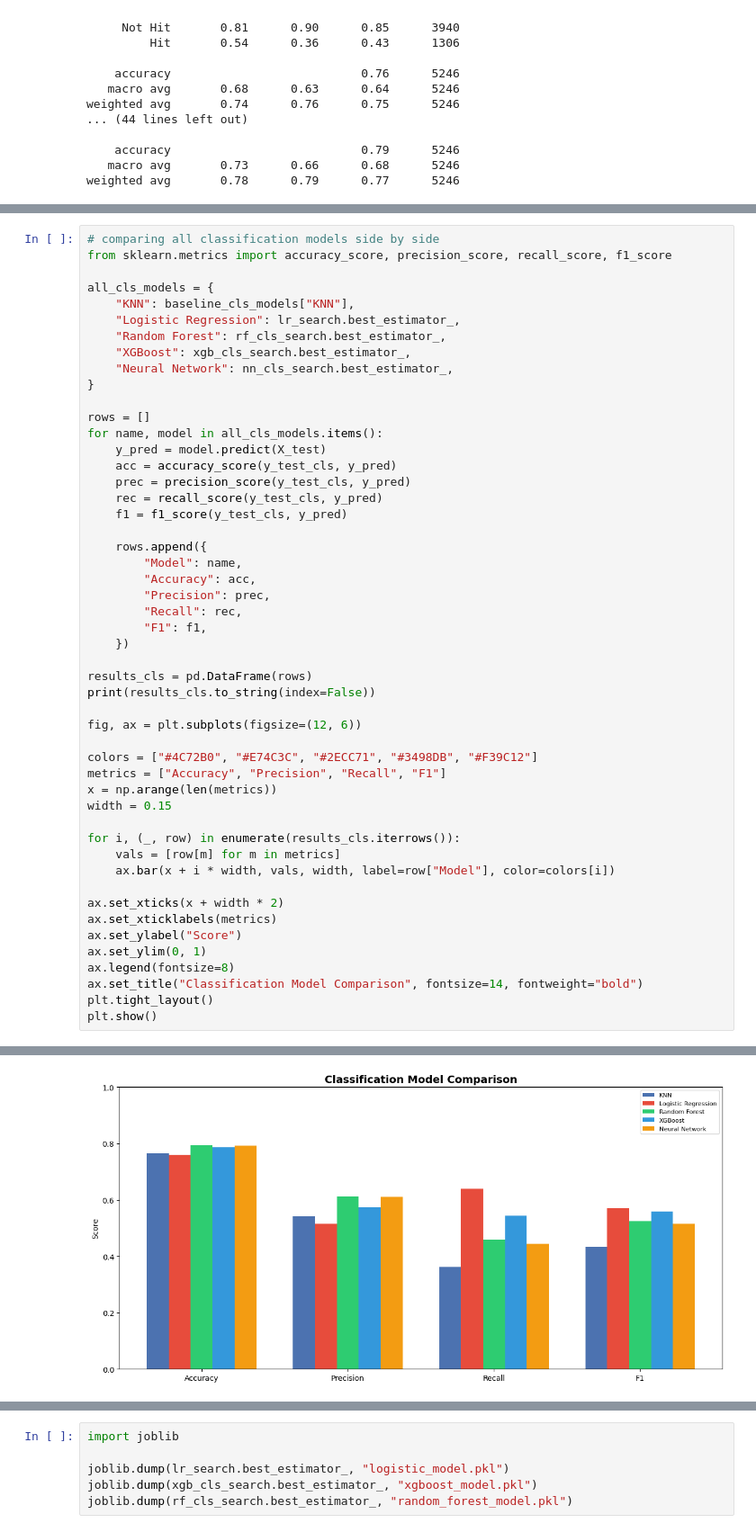
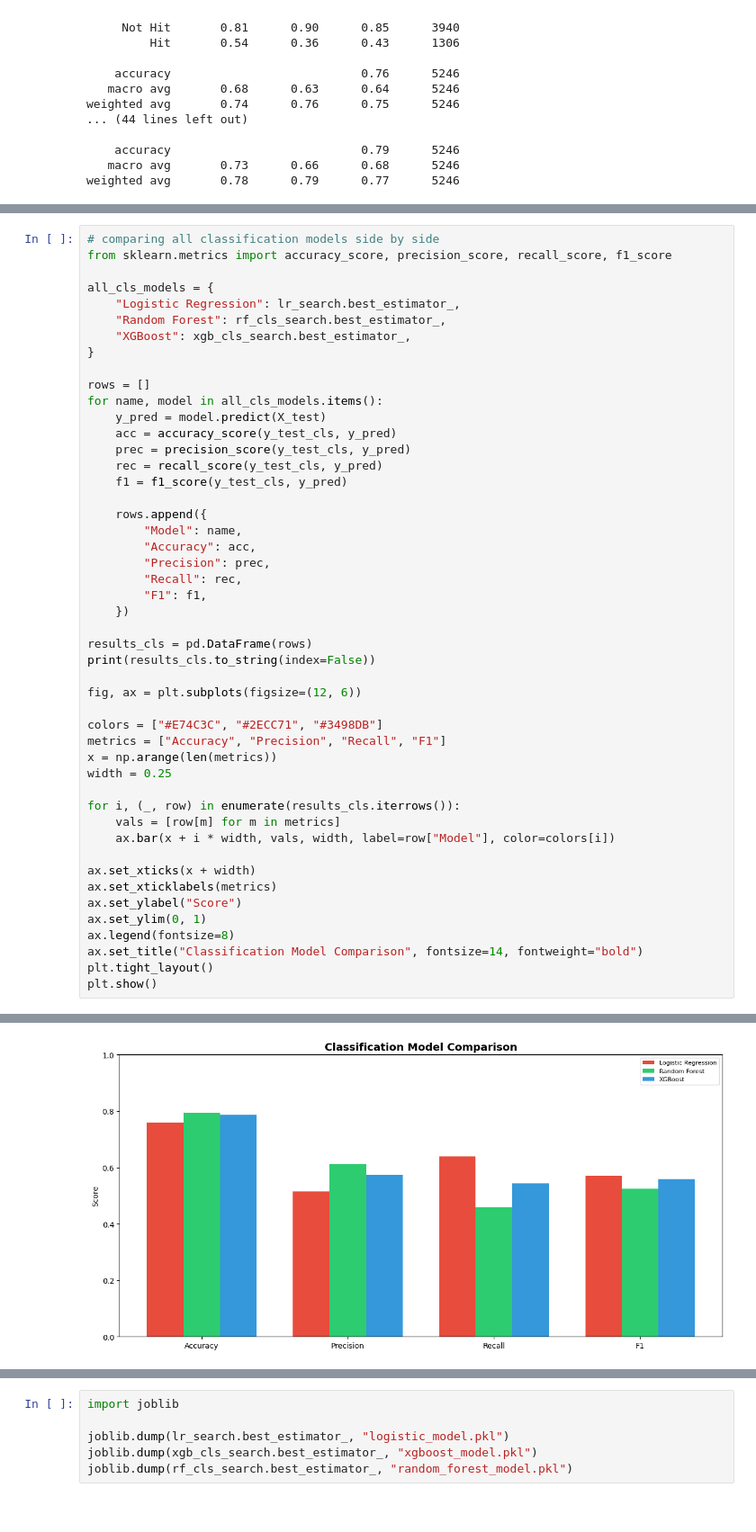
Before and after one commit to Rytham1/song-popularity-predictor, a Jupyter notebook: ecs_171_final_project.ipynb, the cells around one changed output, grey strips where cells are left out. Shown at 90% size. Cells and saved outputs as stored; diff of their text form.

```diff
--- a/ecs_171_final_project.ipynb
+++ b/ecs_171_final_project.ipynb
@@ -906,11 +892,9 @@ Neural Network (Tuned) — Acc: 0.7913  Prec: 0.6112  Rec: 0.4441  F1: 0.5144
 from sklearn.metrics import accuracy_score, precision_score, recall_score, f1_score
 
 all_cls_models = {
-    "KNN": baseline_cls_models["KNN"],
     "Logistic Regression": lr_search.best_estimator_,
     "Random Forest": rf_cls_search.best_estimator_,
     "XGBoost": xgb_cls_search.best_estimator_,
-    "Neural Network": nn_cls_search.best_estimator_,
 }
 
 rows = []
@@ -934,16 +918,16 @@ print(results_cls.to_string(index=False))
 
 fig, ax = plt.subplots(figsize=(12, 6))
 
-colors = ["#4C72B0", "#E74C3C", "#2ECC71", "#3498DB", "#F39C12"]
+colors = ["#E74C3C", "#2ECC71", "#3498DB"]
 metrics = ["Accuracy", "Precision", "Recall", "F1"]
 x = np.arange(len(metrics))
-width = 0.15
+width = 0.25
 
 for i, (_, row) in enumerate(results_cls.iterrows()):
     vals = [row[m] for m in metrics]
     ax.bar(x + i * width, vals, width, label=row["Model"], color=colors[i])
 
-ax.set_xticks(x + width * 2)
+ax.set_xticks(x + width)
 ax.set_xticklabels(metrics)
 ax.set_ylabel("Score")
 ax.set_ylim(0, 1)
@@ -961,4 +943,4 @@ Logistic Regression  0.759817   0.514180 0.638591 0.569672
-[figure, old version]
+[figure, new version]
 # %%
 # confusion matrices
 from sklearn.metrics import ConfusionMatrixDisplay, confusion_matrix
```
Also changed, not shown: parts of 5 cells of this notebook.
